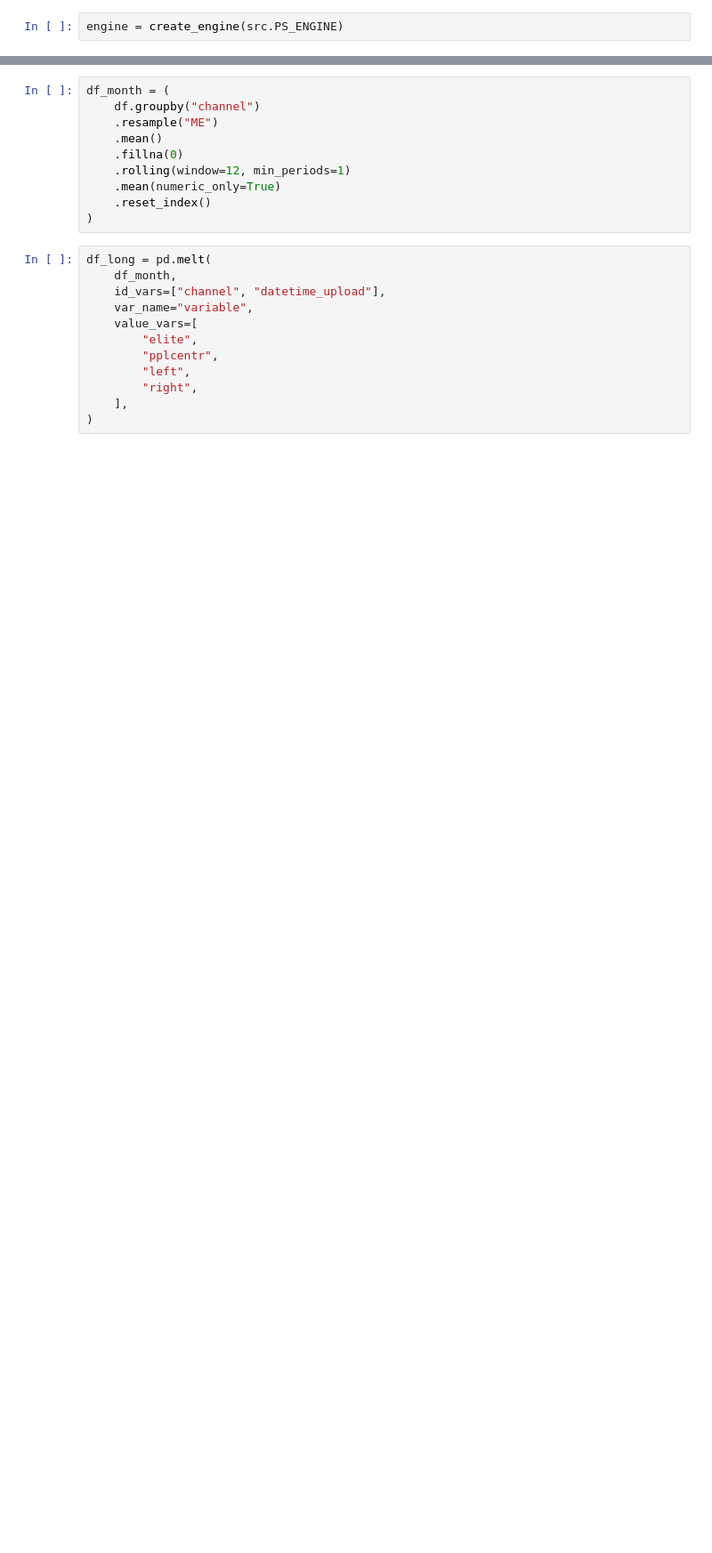
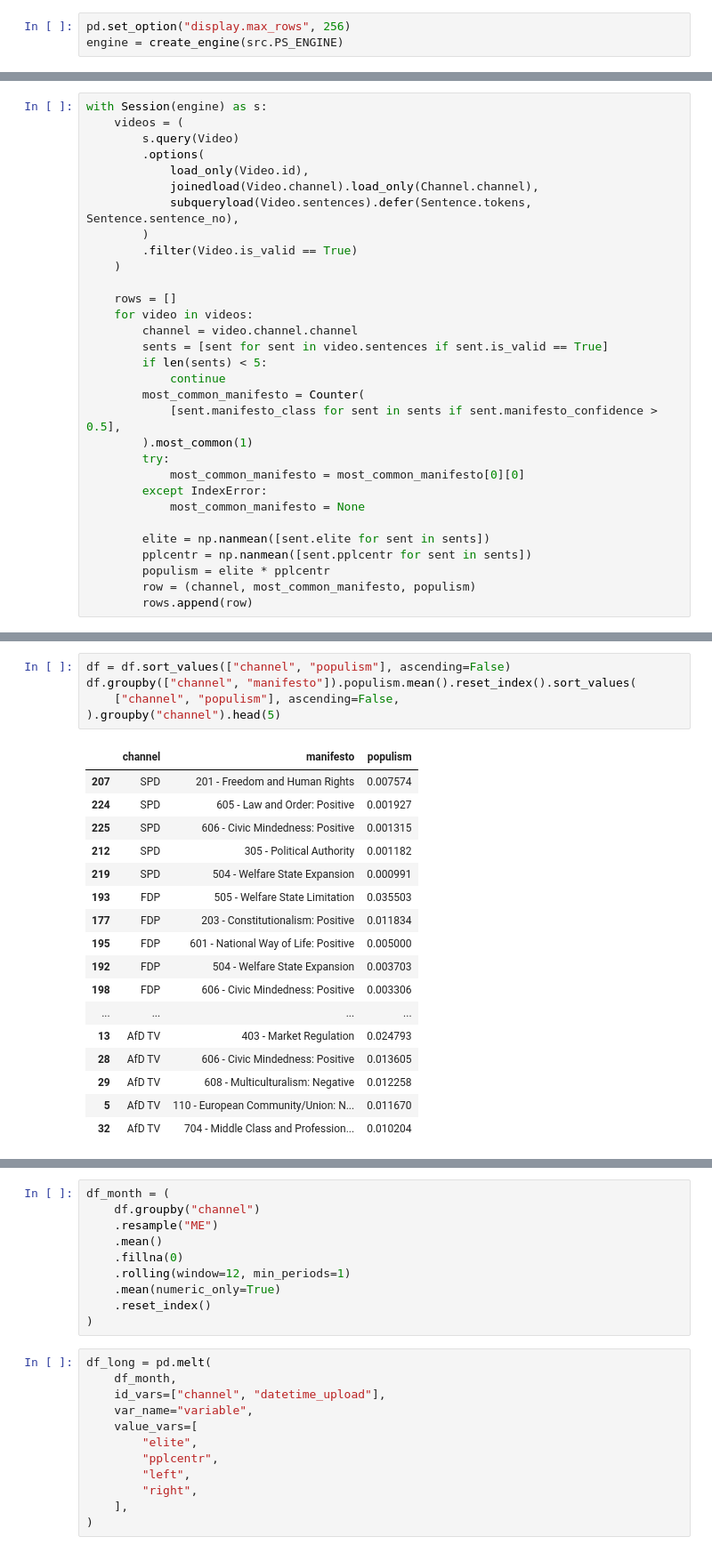
Before and after one commit to luerhard/anti-elitism-gets-views, a Jupyter notebook: notebooks/02-descriptives/02-basic_populism.ipynb, the cells around one changed output, grey strips where cells are left out. Shown at 89% size. Saved outputs shown, nothing was run; the diff lists cells and outputs as text; blank space fills up the shorter version.

```diff
--- a/notebooks/02-descriptives/02-basic_populism.ipynb
+++ b/notebooks/02-descriptives/02-basic_populism.ipynb
@@ -18,4 +20,5 @@ from src.data.models import Channel
 from src.data.models import Sentence
 from src.data.models import Video
 # %%
+pd.set_option("display.max_rows", 256)
 engine = create_engine(src.PS_ENGINE)
@@ -21,0 +141,31 @@ engine = create_engine(src.PS_ENGINE)
+# %%
+with Session(engine) as s:
+    videos = (
+        s.query(Video)
+        .options(
+            load_only(Video.id),
+            joinedload(Video.channel).load_only(Channel.channel),
+            subqueryload(Video.sentences).defer(Sentence.tokens, Sentence.sentence_no),
+        )
+        .filter(Video.is_valid == True)
+    )
+
+    rows = []
+    for video in videos:
+        channel = video.channel.channel
+        sents = [sent for sent in video.sentences if sent.is_valid == True]
+        if len(sents) < 5:
+            continue
+        most_common_manifesto = Counter(
+            [sent.manifesto_class for sent in sents if sent.manifesto_confidence > 0.5],
+        ).most_common(1)
+        try:
+            most_common_manifesto = most_common_manifesto[0][0]
+        except IndexError:
+            most_common_manifesto = None
+
+        elite = np.nanmean([sent.elite for sent in sents])
+        pplcentr = np.nanmean([sent.pplcentr for sent in sents])
+        populism = elite * pplcentr
+        row = (channel, most_common_manifesto, populism)
+        rows.append(row)
@@ -21,0 +174,23 @@ engine = create_engine(src.PS_ENGINE)
+# %%
+df = df.sort_values(["channel", "populism"], ascending=False)
+df.groupby(["channel", "manifesto"]).populism.mean().reset_index().sort_values(
+    ["channel", "populism"], ascending=False,
+).groupby("channel").head(5)
+# %% [output]
+|  | channel | manifesto | populism |
+| 207 | SPD | 201 - Freedom and Human Rights | 0.007574 |
+| 224 | SPD | 605 - Law and Order: Positive | 0.001927 |
+| 225 | SPD | 606 - Civic Mindedness: Positive | 0.001315 |
+| 212 | SPD | 305 - Political Authority | 0.001182 |
+| 219 | SPD | 504 - Welfare State Expansion | 0.000991 |
+| 193 | FDP | 505 - Welfare State Limitation | 0.035503 |
+| 177 | FDP | 203 - Constitutionalism: Positive | 0.011834 |
+| 195 | FDP | 601 - National Way of Life: Positive | 0.005000 |
+| 192 | FDP | 504 - Welfare State Expansion | 0.003703 |
+| 198 | FDP | 606 - Civic Mindedness: Positive | 0.003306 |
+| ... | ... | ... | ... |
+| 13 | AfD TV | 403 - Market Regulation | 0.024793 |
+| 28 | AfD TV | 606 - Civic Mindedness: Positive | 0.013605 |
+| 29 | AfD TV | 608 - Multiculturalism: Negative | 0.012258 |
+| 5 | AfD TV | 110 - European Community/Union: N... | 0.011670 |
+| 32 | AfD TV | 704 - Middle Class and Profession... | 0.010204 |
```
Also changed, not shown: parts of 16 cells of this notebook, 3 other files.
